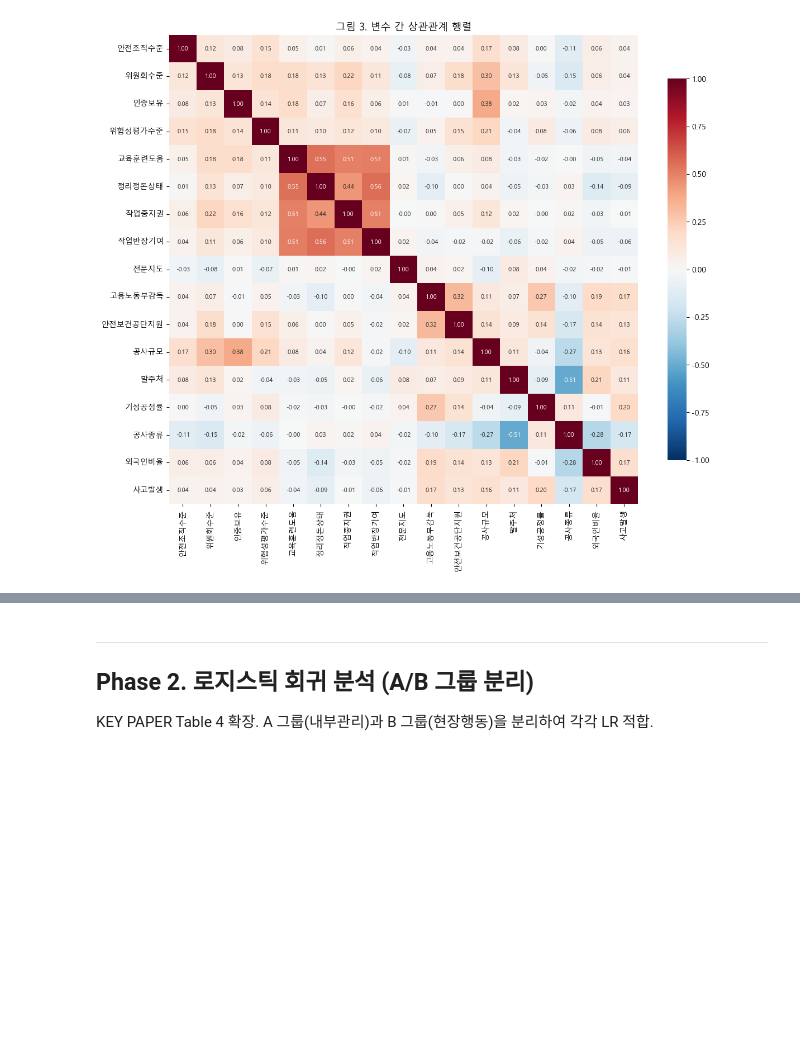
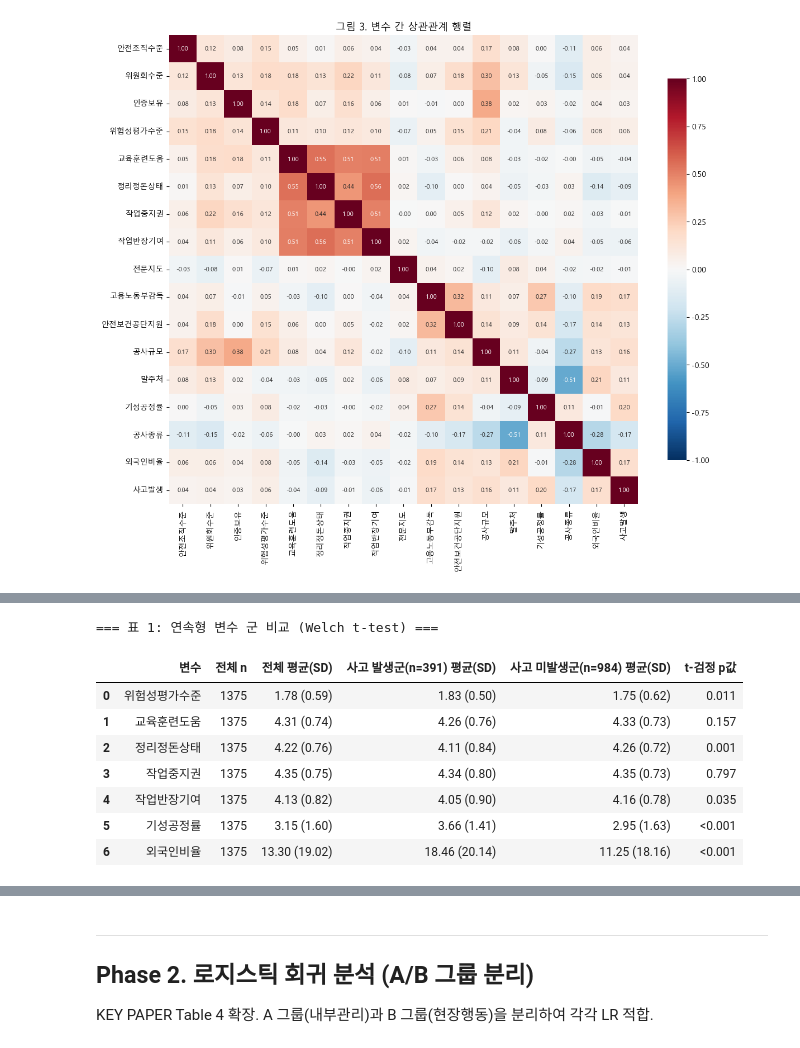
Before and after one commit to geonumul/construction_competition, a Jupyter notebook: notebooks/02_데이터분석.ipynb, the cells around one changed output, grey strips where cells are left out. Cells and saved outputs as stored; diff of their text form; code cells hidden in the pictures; blank space fills up the shorter version.

```diff
--- a/notebooks/02_데이터분석.ipynb
+++ b/notebooks/02_데이터분석.ipynb
@@ -128,0 +137,42 @@ plt.show()
+# %%
+# 표 1: 연속형 변수 군 비교 (Welch t-test)
+
+# p값 포매터: <0.001은 그대로, 그 외는 3자리
+def fmt_p(p):
+    if p < 0.001:
+        return '<0.001'
+    return f"{p:.3f}"
+
+n_pos = int((df['사고발생'] == 1).sum())
+n_neg = int((df['사고발생'] == 0).sum())
+
+CONT_VARS_TABLE1 = ['위험성평가수준', '교육훈련도움', '정리정돈상태',
+                    '작업중지권', '작업반장기여', '기성공정률', '외국인비율']
+rows1 = []
+for v in CONT_VARS_TABLE1:
+    vals_pos = df.loc[df['사고발생'] == 1, v]
+    vals_neg = df.loc[df['사고발생'] == 0, v]
+    t_stat, p_val = stats.ttest_ind(vals_pos, vals_neg, equal_var=False)
+    rows1.append({
+        '변수': v,
+        '전체 n': len(df),
+        '전체 평균(SD)': f"{df[v].mean():.2f} ({df[v].std():.2f})",
+        f'사고 발생군(n={n_pos}) 평균(SD)': f"{vals_pos.mean():.2f} ({vals_pos.std():.2f})",
+        f'사고 미발생군(n={n_neg}) 평균(SD)': f"{vals_neg.mean():.2f} ({vals_neg.std():.2f})",
+        't-검정 p값': fmt_p(p_val),
+    })
+
+table1 = pd.DataFrame(rows1)
+table1.to_csv('../results/tables/table1_기술통계.csv', index=False, encoding='utf-8-sig')
+print('=== 표 1: 연속형 변수 군 비교 (Welch t-test) ===')
+display(table1)
+# %% [output]
+=== 표 1: 연속형 변수 군 비교 (Welch t-test) ===
+|  | 변수 | 전체 n | 전체 평균(SD) | 사고 발생군(n=391) 평균(SD) | 사고 미발생군(n=984) 평균(SD) | t-검정 p값 |
+| 0 | 위험성평가수준 | 1375 | 1.78 (0.59) | 1.83 (0.50) | 1.75 (0.62) | 0.011 |
+| 1 | 교육훈련도움 | 1375 | 4.31 (0.74) | 4.26 (0.76) | 4.33 (0.73) | 0.157 |
+| 2 | 정리정돈상태 | 1375 | 4.22 (0.76) | 4.11 (0.84) | 4.26 (0.72) | 0.001 |
+| 3 | 작업중지권 | 1375 | 4.35 (0.75) | 4.34 (0.80) | 4.35 (0.73) | 0.797 |
+| 4 | 작업반장기여 | 1375 | 4.13 (0.82) | 4.05 (0.90) | 4.16 (0.78) | 0.035 |
+| 5 | 기성공정률 | 1375 | 3.15 (1.60) | 3.66 (1.41) | 2.95 (1.63) | <0.001 |
+| 6 | 외국인비율 | 1375 | 13.30 (19.02) | 18.46 (20.14) | 11.25 (18.16) | <0.001 |
```
Also changed, not shown: parts of 3 cells of this notebook, 7 other files.
